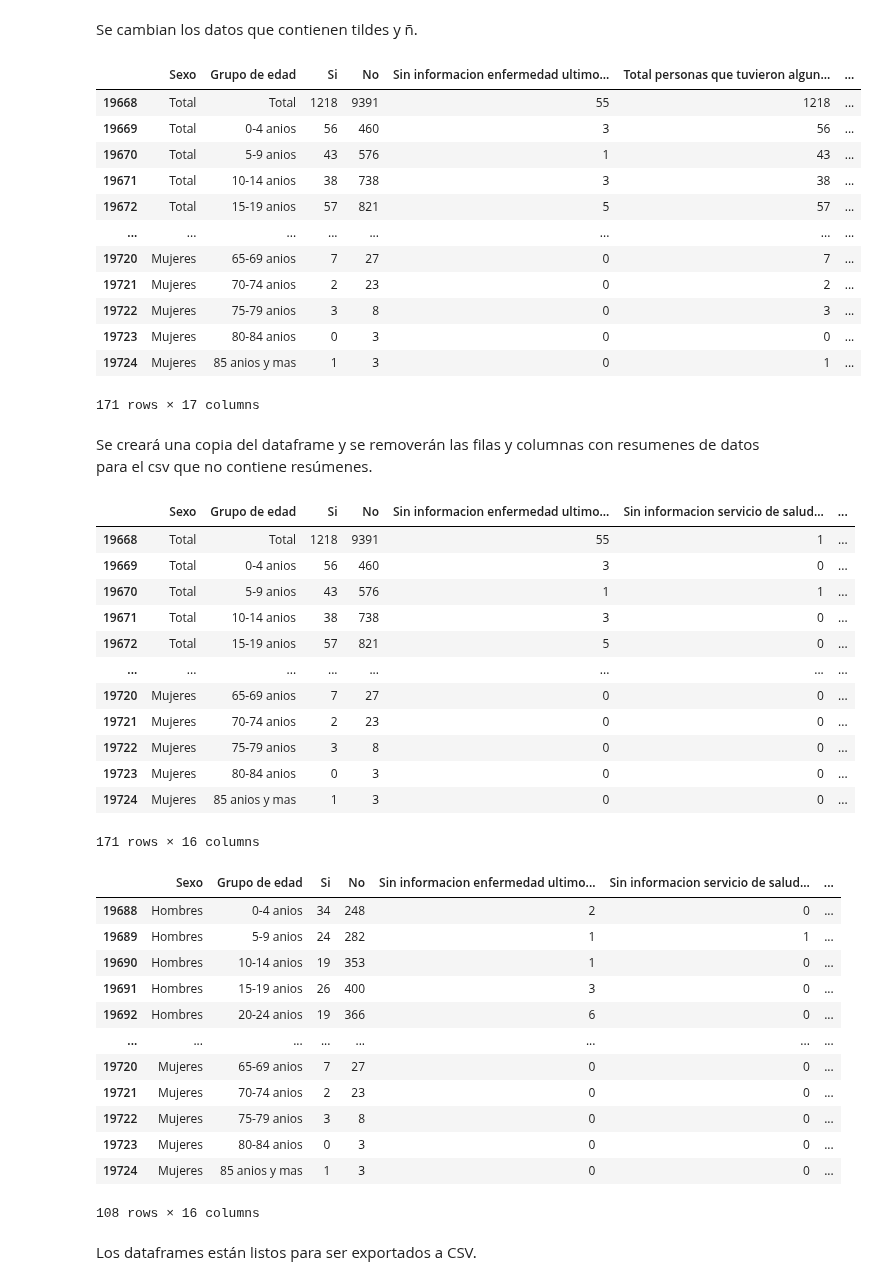
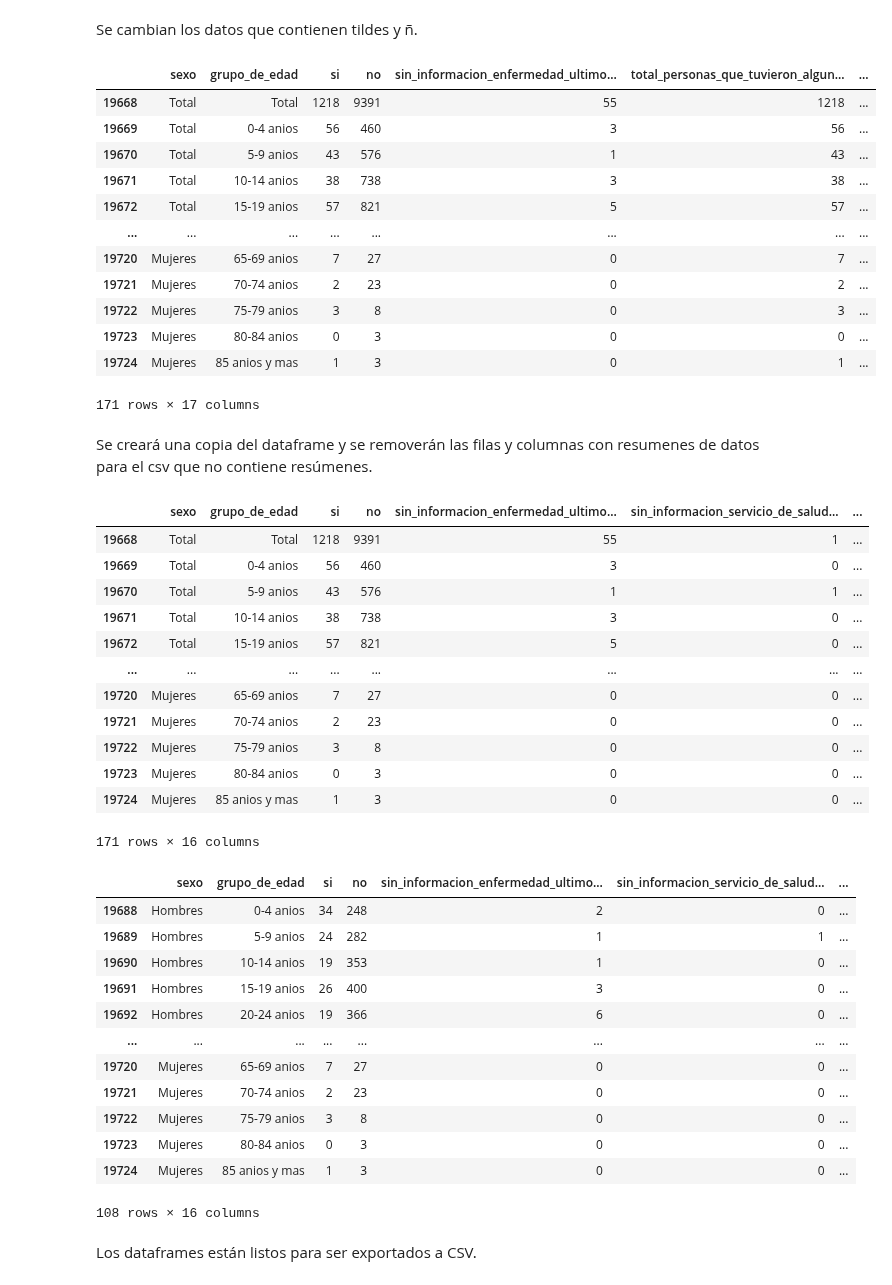
Before and after one commit to Schiavi13/Censo-Viterbo-Caldas-2018, a Jupyter notebook: source_to_csv_14pm.ipynb, the cells around one changed output. Cells and saved outputs as stored; diff of their text form; code cells hidden in the pictures.

```diff
--- a/source_to_csv_14pm.ipynb
+++ b/source_to_csv_14pm.ipynb
@@ -155,6 +157,6 @@ for df in ls_df:
     df.rename(columns=dict(zip(list(df.columns.values[2:-1]), actual_headers[:])), inplace=True)
 
 df_14pm = pd.concat(ls_df)
-df_14pm.rename(columns={'Unnamed: 2': 'Sexo', 'Unnamed: 3': 'Grupo de edad'}, inplace=True)
+df_14pm.rename(columns={'Unnamed: 2': 'sexo', 'Unnamed: 3': 'grupo_de_edad', 'Area': 'area'}, inplace=True)
 df_14pm
 # %% [output]
@@ -174,6 +176,6 @@ df_14pm
 # %% [markdown]
 Se propaga el valor de la columna 'Sexo' para completar los datos faltantes.
 # %%
-df_14pm['Sexo'] = df_14pm['Sexo'].ffill()
+df_14pm['sexo'] = df_14pm['sexo'].ffill()
 df_14pm
 # %% [output]
@@ -195,11 +194,0 @@ Se renombran los headers que tienen tildes y ñ.
-# %%
-df_14pm.rename(columns={'Sí': 'Si',
- 'A la entidad de seguridad social en salud a la cual está afliado(a)': 'A la entidad de seguridad social en salud a la cual esta afliado(a)',
- 'A un médico particular': 'A un medico particular',
- 'A un boticario,farmacéuta, droguista': 'A un boticario,farmaceuta, droguista',
- 'Acudió a una autoridad indígena espiritual': 'Acudio a una autoridad indigena espiritual',
- 'Otro médico de un grupo étnico': 'Otro medico de un grupo etnico',
- 'Usó remedios caseros': 'Uso remedios caseros',
- 'Se autorrecetó': 'Se autorreceto'}, inplace=True)
-
-df_14pm
@@ -221,10 +196,10 @@ df_14pm
 Se cambian los datos que contienen tildes y ñ.
 # %%
 replacements = str.maketrans({'ñ':'ni', 'á':'a'})
-df_14pm.loc[:,'Grupo de edad'] = df_14pm['Grupo de edad'].str.translate(replacements)
+df_14pm.loc[:,'grupo_de_edad'] = df_14pm['grupo_de_edad'].str.translate(replacements)
 df_14pm
 # %% [output]
-|  | Sexo | Grupo de edad | Si | No | Sin informacion enfermedad ultimo... | Total personas que tuvieron algun... | ... |
+|  | sexo | grupo_de_edad | si | no | sin_informacion_enfermedad_ultimo... | total_personas_que_tuvieron_algun... | ... |
 | 19668 | Total | Total | 1218 | 9391 | 55 | 1218 | ... |
 | 19669 | Total | 0-4 anios | 56 | 460 | 3 | 56 | ... |
 | 19670 | Total | 5-9 anios | 43 | 576 | 1 | 43 | ... |
@@ -241,10 +216,10 @@ df_14pm
 Se creará una copia del dataframe y se removerán las filas y columnas con resumenes de datos para el csv que no contiene resúmenes.
 # %%
 df_14pm_cleaned = df_14pm.copy()
-df_14pm_cleaned.drop(['Total personas que tuvieron alguna enfermedad'], axis=1, inplace=True)
+df_14pm_cleaned.drop(['total_personas_que_tuvieron_alguna_enfermedad'], axis=1, inplace=True)
 df_14pm_cleaned
 # %% [output]
-|  | Sexo | Grupo de edad | Si | No | Sin informacion enfermedad ultimo... | Sin informacion servicio de salud... | ... |
+|  | sexo | grupo_de_edad | si | no | sin_informacion_enfermedad_ultimo... | sin_informacion_servicio_de_salud... | ... |
 | 19668 | Total | Total | 1218 | 9391 | 55 | 1 | ... |
 | 19669 | Total | 0-4 anios | 56 | 460 | 3 | 0 | ... |
 | 19670 | Total | 5-9 anios | 43 | 576 | 1 | 1 | ... |
@@ -258,10 +233,10 @@ df_14pm_cleaned
 | 19724 | Mujeres | 85 anios y mas | 1 | 3 | 0 | 0 | ... |
 171 rows × 16 columns
 # %%
-df_14pm_cleaned = df_14pm_cleaned.loc[(df_14pm_cleaned['Sexo'] != 'Total') & (df_14pm_cleaned['Grupo de edad'] != 'Total')]
+df_14pm_cleaned = df_14pm_cleaned.loc[(df_14pm_cleaned['sexo'] != 'Total') & (df_14pm_cleaned['grupo_de_edad'] != 'Total')]
 df_14pm_cleaned
 # %% [output]
-|  | Sexo | Grupo de edad | Si | No | Sin informacion enfermedad ultimo... | Sin informacion servicio de salud... | ... |
+|  | sexo | grupo_de_edad | si | no | sin_informacion_enfermedad_ultimo... | sin_informacion_servicio_de_salud... | ... |
 | 19688 | Hombres | 0-4 anios | 34 | 248 | 2 | 0 | ... |
 | 19689 | Hombres | 5-9 anios | 24 | 282 | 1 | 1 | ... |
 | 19690 | Hombres | 10-14 anios | 19 | 353 | 1 | 0 | ... |
```
Also changed, not shown: parts of 5 cells of this notebook, 2 other files.
